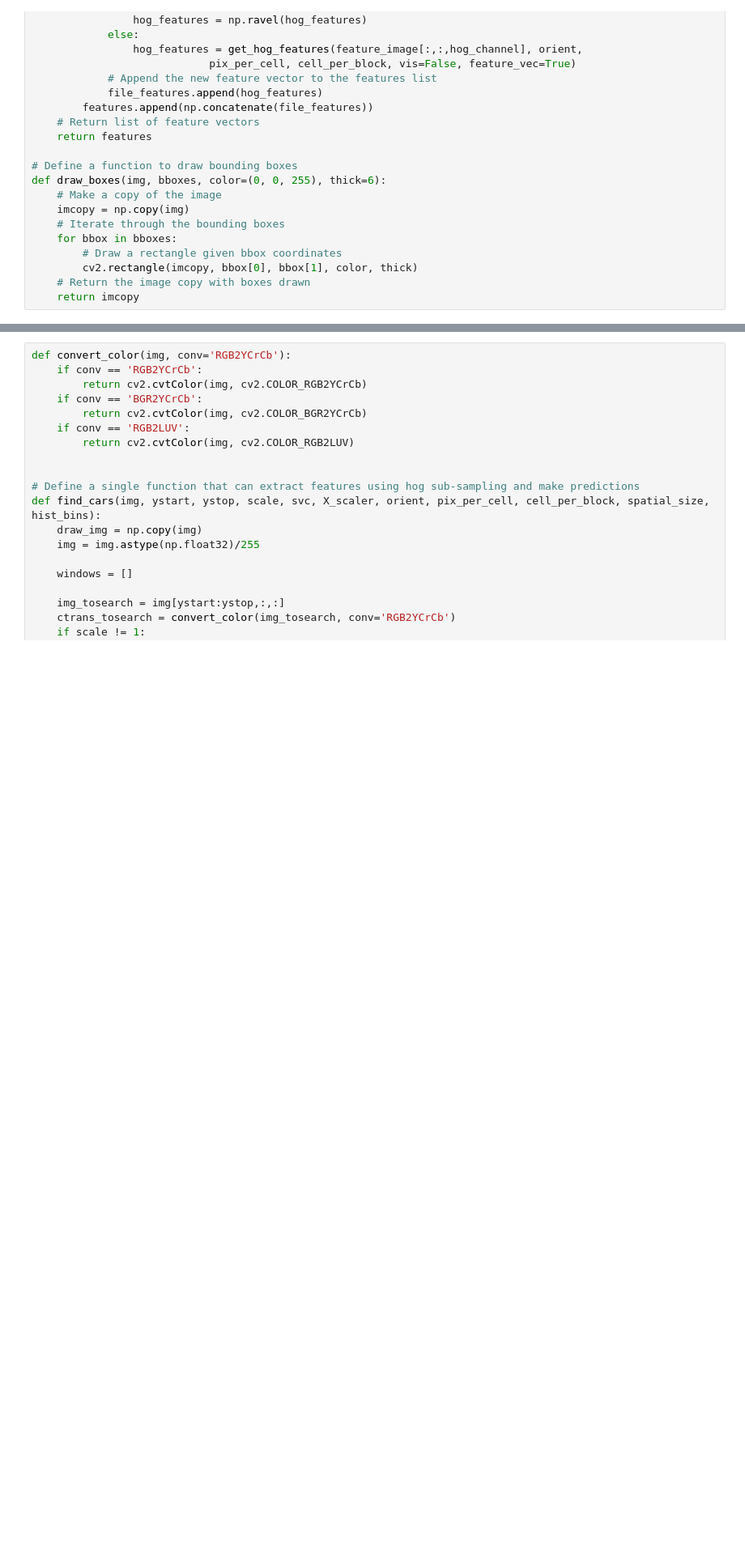
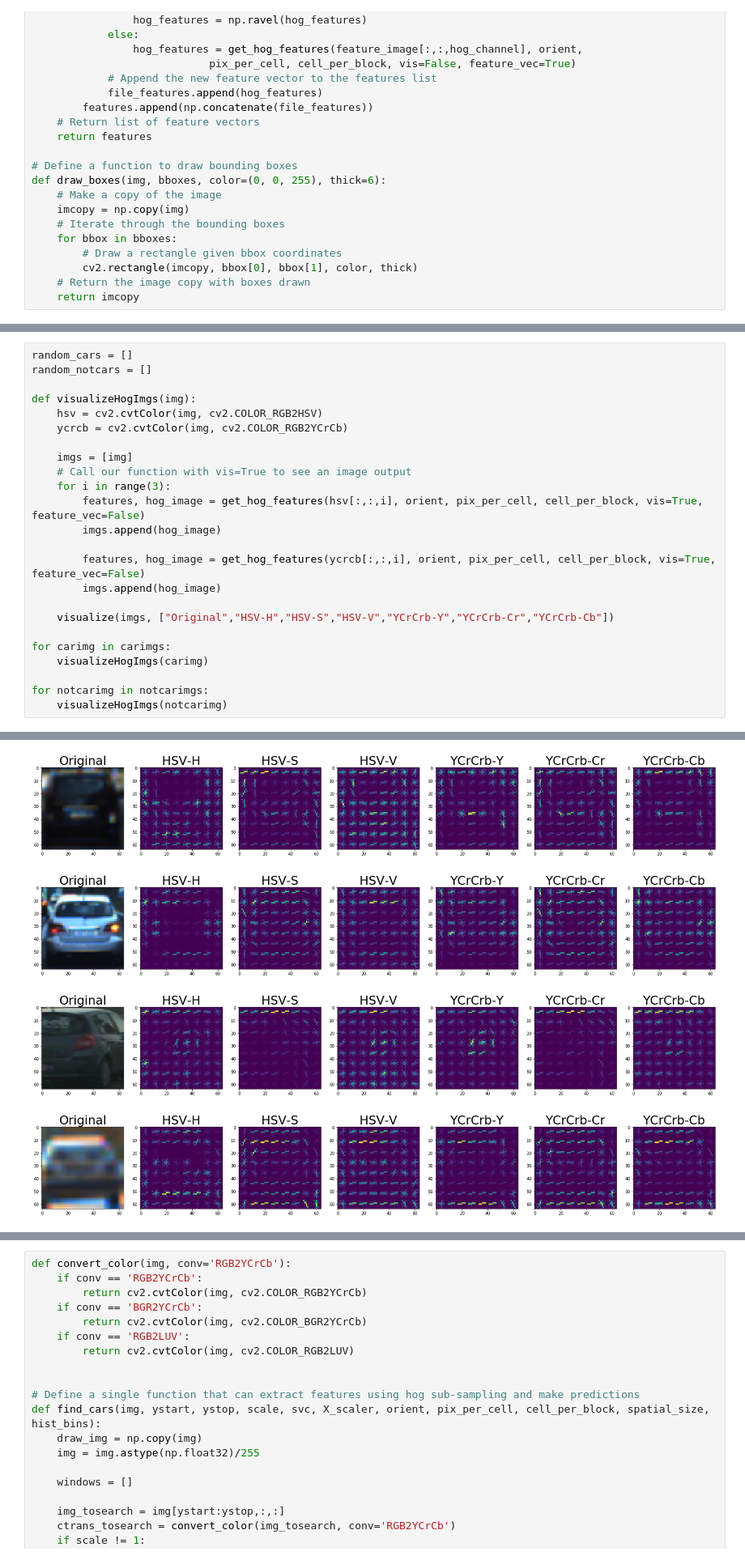
Before and after one commit to gsrinivas37/VehicleDetection, a Jupyter notebook: vehicle_detect.ipynb, the cells around one changed output, grey strips where cells are left out. Shown at 81% size. Cells and saved outputs as stored; diff of their text form; blank space fills up the shorter version.

```diff
--- a/vehicle_detect.ipynb
+++ b/vehicle_detect.ipynb
@@ -107,0 +161,25 @@ def draw_boxes(img, bboxes, color=(0, 0, 255), thick=6):
+# %%
+random_cars = []
+random_notcars = []
+
+def visualizeHogImgs(img):
+    hsv = cv2.cvtColor(img, cv2.COLOR_RGB2HSV)
+    ycrcb = cv2.cvtColor(img, cv2.COLOR_RGB2YCrCb)
+
+    imgs = [img]
+    # Call our function with vis=True to see an image output
+    for i in range(3):
+        features, hog_image = get_hog_features(hsv[:,:,i], orient, pix_per_cell, cell_per_block, vis=True, feature_vec=False)
+        imgs.append(hog_image)
+
+        features, hog_image = get_hog_features(ycrcb[:,:,i], orient, pix_per_cell, cell_per_block, vis=True, feature_vec=False)
+        imgs.append(hog_image)
+
+    visualize(imgs, ["Original","HSV-H","HSV-S","HSV-V","YCrCrb-Y","YCrCrb-Cr","YCrCrb-Cb"])
+
+for carimg in carimgs:
+    visualizeHogImgs(carimg)
+
+for notcarimg in notcarimgs:
+    visualizeHogImgs(notcarimg)
+# %% [output]
@@ -107,0 +188,4 @@ def draw_boxes(img, bboxes, color=(0, 0, 255), thick=6):
+[figure, added]
+[figure, added]
+[figure, added]
+[figure, added]
```
Also changed, not shown: parts of 10 cells of this notebook, 2 other files.
